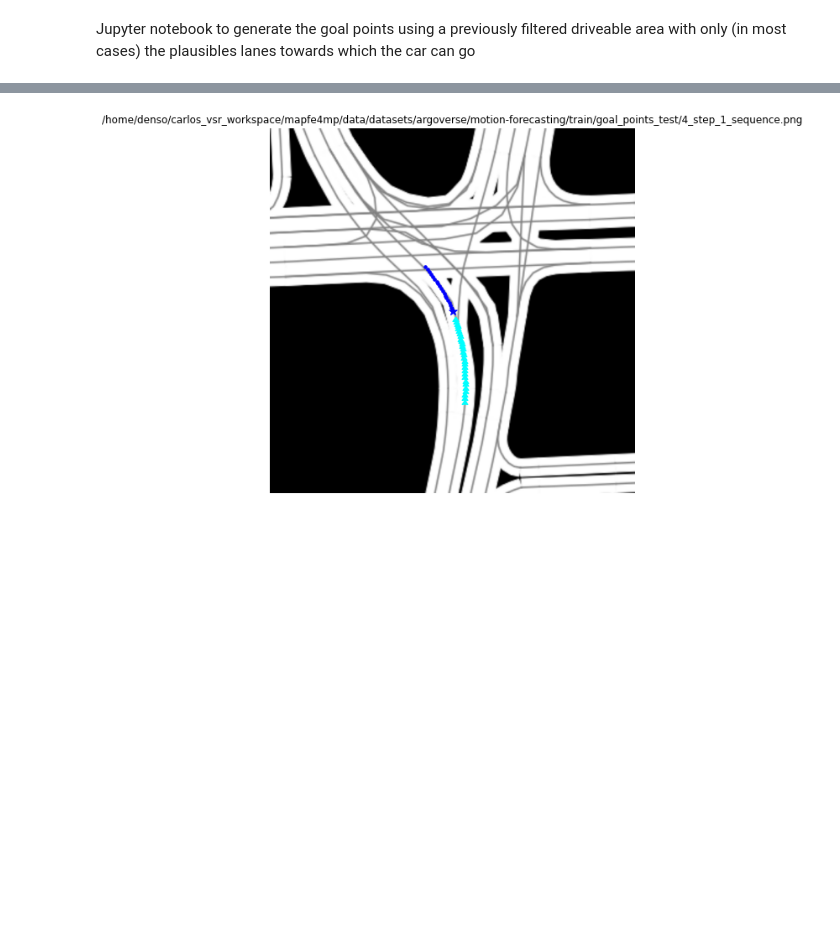
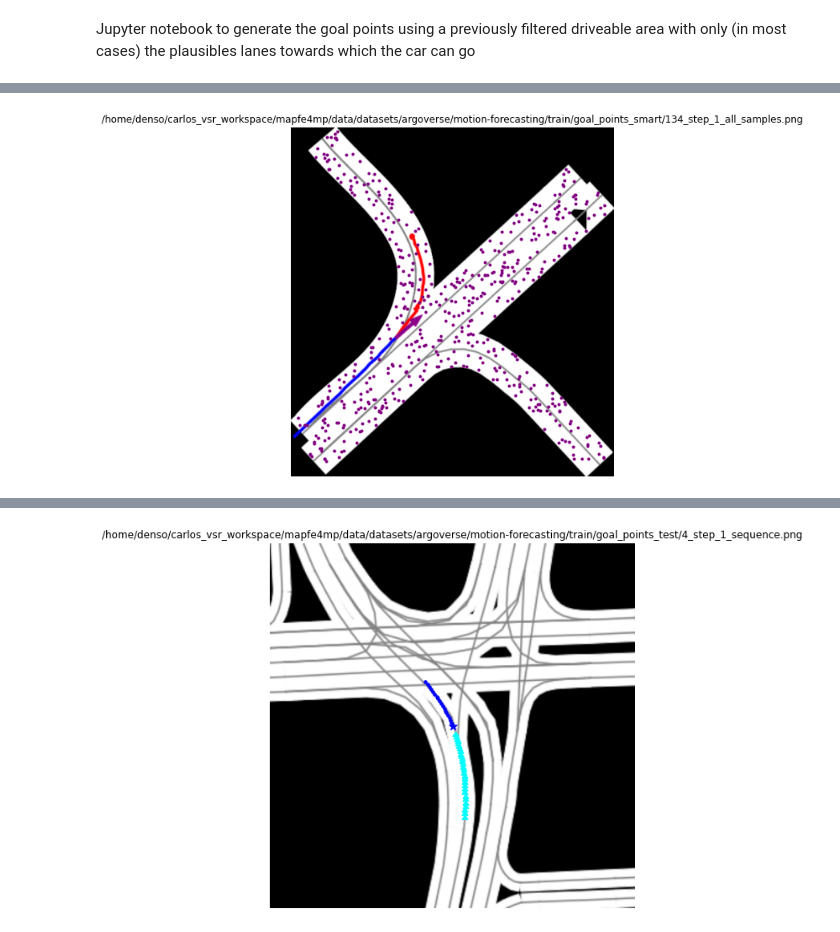
Before and after one commit to Cram3r95/mapfe4mp, a Jupyter notebook: evaluate/argoverse/test_goal_points_smart.ipynb, the cells around one changed output, grey strips where cells are left out. Drawn from its saved outputs; the diff is of its cells as text; code cells hidden in the pictures; blank space fills up the shorter version.

```diff
--- a/evaluate/argoverse/test_goal_points_smart.ipynb
+++ b/evaluate/argoverse/test_goal_points_smart.ipynb
@@ -48,13 +53,27 @@ if not os.path.exists(data_images_folder):
 # %%
+# Trajectory raw data
+
+RAW_DATA_FORMAT = {
+    "TIMESTAMP": 0,
+    "TRACK_ID": 1,
+    "OBJECT_TYPE": 2,
+    "X": 3,
+    "Y": 4,
+    "CITY_NAME": 5,
+}
+
 # Goal points hyperparameters
 
-show_pred_gt = True
 show = True
 save_fig = True
 change_img_bg = False
-num_initial_samples = 1000
+num_initial_samples = 512
 pred_seconds = 3 # [seconds] To compute the goal points
                  #           until pred_seconds ahead (assuming constant velocity)
 NUM_GOAL_POINTS = 32
 MAX_CLUSTERS = 6 # Maximum number of modes (multimodality)
 MULTIMODAL = True
+
+pred_len = 30
+obs_len = 20
+obs_origin = 20
@@ -91,0 +152,14 @@ Time consumed:  9.441375732421875e-05
+# %%
+# 2. Get random points from the feasible area points (N samples)
+
+rad = 1000 # meters. Cause we want to observe all points around the AGENT
+rad_px = rad * scale_x # m * (px/m) = px (pixels)
+
+fe_y, fe_x = goal_points_functions.get_points(img, center_px, scale_x, radius=rad_px, color=255, N=num_initial_samples,
+                                              around_center=True, max_samples=None) # return pixels as y/x (rows/columns)
+filename = os.path.join(goal_points_folder,str(file_id) + "_step_1_all_samples.png")
+
+goal_points_functions.plot_fepoints(img, filename, goals_px_x=fe_x, goals_px_y=fe_y,
+                                    save_fig=save_fig, show=show, change_bg=change_img_bg)
+# %% [output]
+[figure, added]
```
Also changed, not shown: parts of 10 cells of this notebook, 10 other files.
